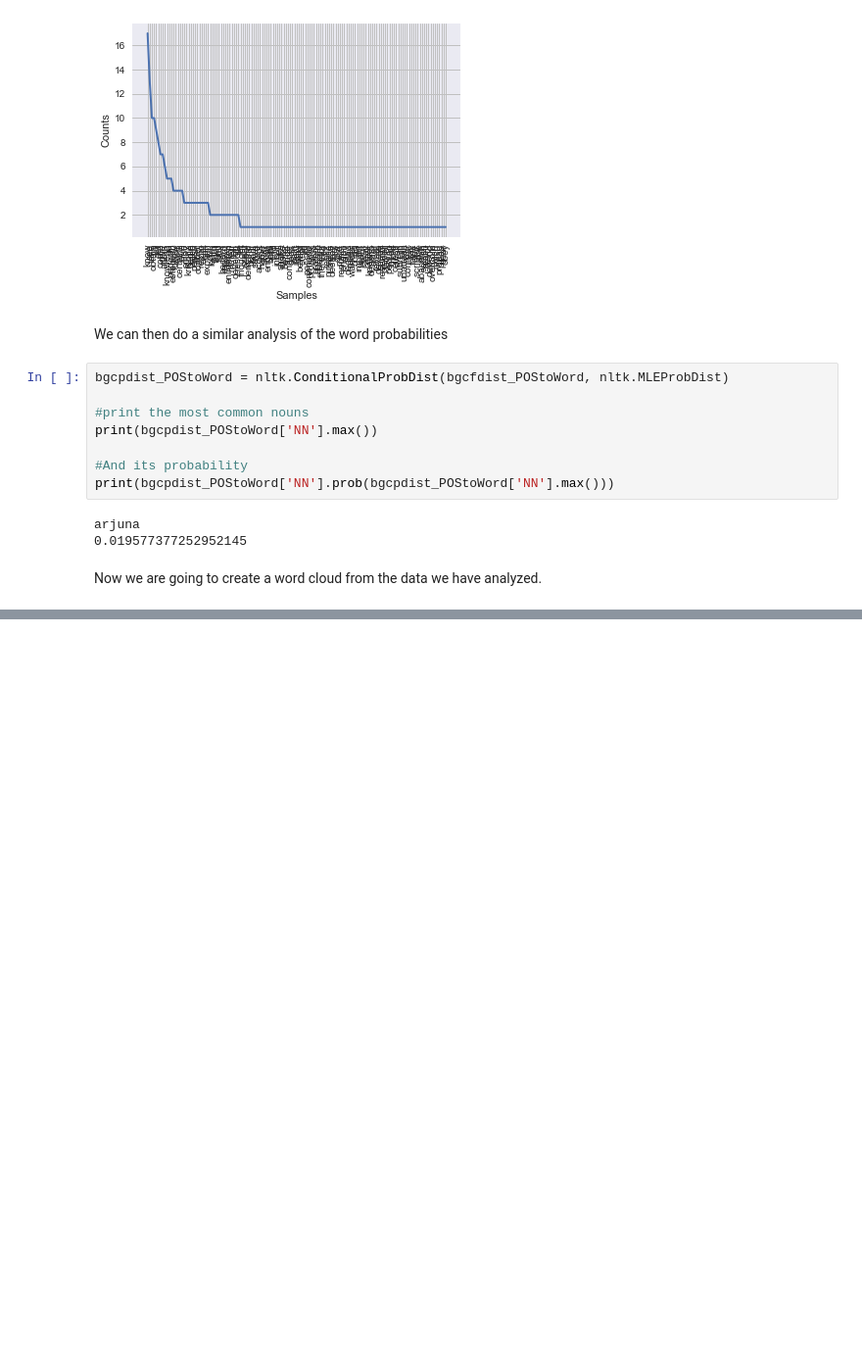
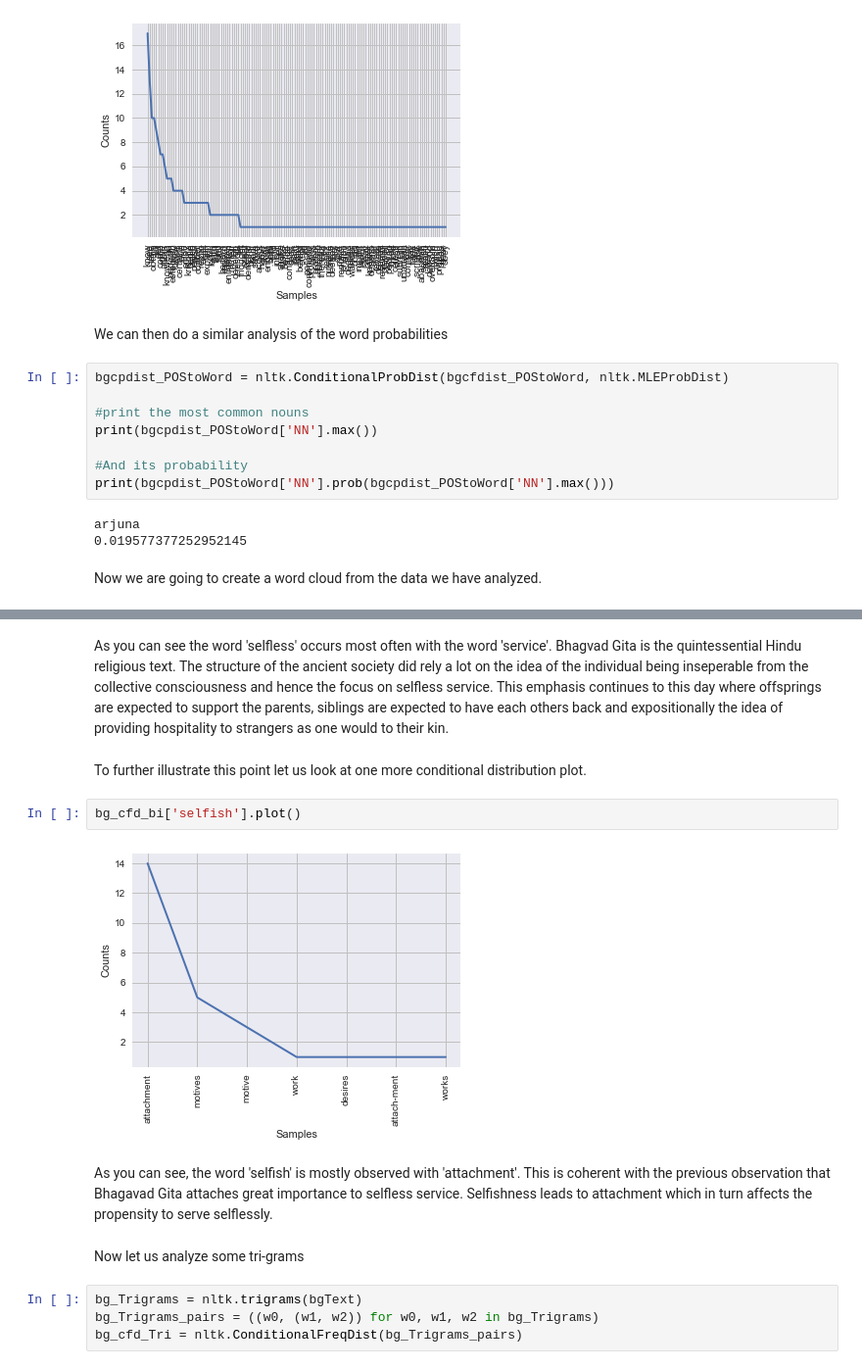
Before and after one commit to saniyamasood/Computational-Content-Analysis-2018, a Jupyter notebook: WEEK2/WEEK2_arvind.ipynb, the cells around one changed output, grey strips where cells are left out. Shown at 98% size. Drawn from its saved outputs; the diff is of its cells as text; blank space fills up the shorter version.

```diff
--- a/WEEK2/WEEK2_arvind.ipynb
+++ b/WEEK2/WEEK2_arvind.ipynb
@@ -606,0 +721,16 @@ plt.savefig("bhagavadGita_word_cloud.pdf", format = 'pdf')
+# %% [markdown]
+As you can see the word 'selfless' occurs most often with the word 'service'. Bhagvad Gita is the quintessential Hindu religious text. The structure of the ancient society did rely a lot on the idea of the individual being inseperable from the collective consciousness and hence the focus on selfless service. This emphasis continues to this day where offsprings are expected to support the parents, siblings are expected to have each others back and expositionally the idea of providing hospitality to strangers as one would to their kin.
+# %% [markdown]
+To further illustrate this point let us look at one more conditional distribution plot.
+# %%
+bg_cfd_bi['selfish'].plot()
+# %% [output]
+[figure, added]
+# %% [markdown]
+As you can see, the word 'selfish' is mostly observed with 'attachment'. This is coherent with the previous observation that Bhagavad Gita attaches great importance to selfless service. Selfishness leads to attachment which in turn affects the propensity to serve selflessly.
+# %% [markdown]
+Now let us analyze some tri-grams
+# %%
+bg_Trigrams = nltk.trigrams(bgText)
+bg_Trigrams_pairs = ((w0, (w1, w2)) for w0, w1, w2 in bg_Trigrams)
+bg_cfd_Tri = nltk.ConditionalFreqDist(bg_Trigrams_pairs)
```
Also changed, not shown: parts of 60 cells of this notebook, 13 other files.
